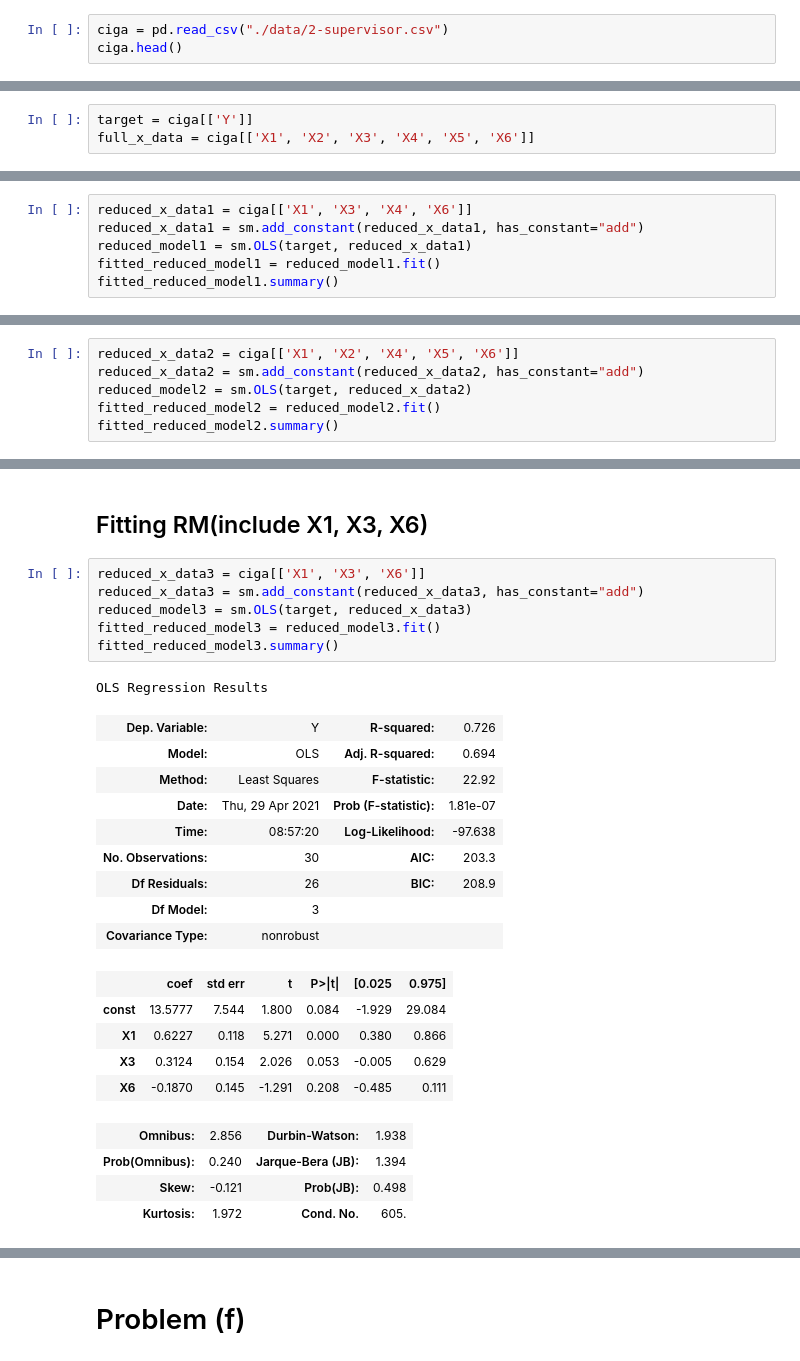
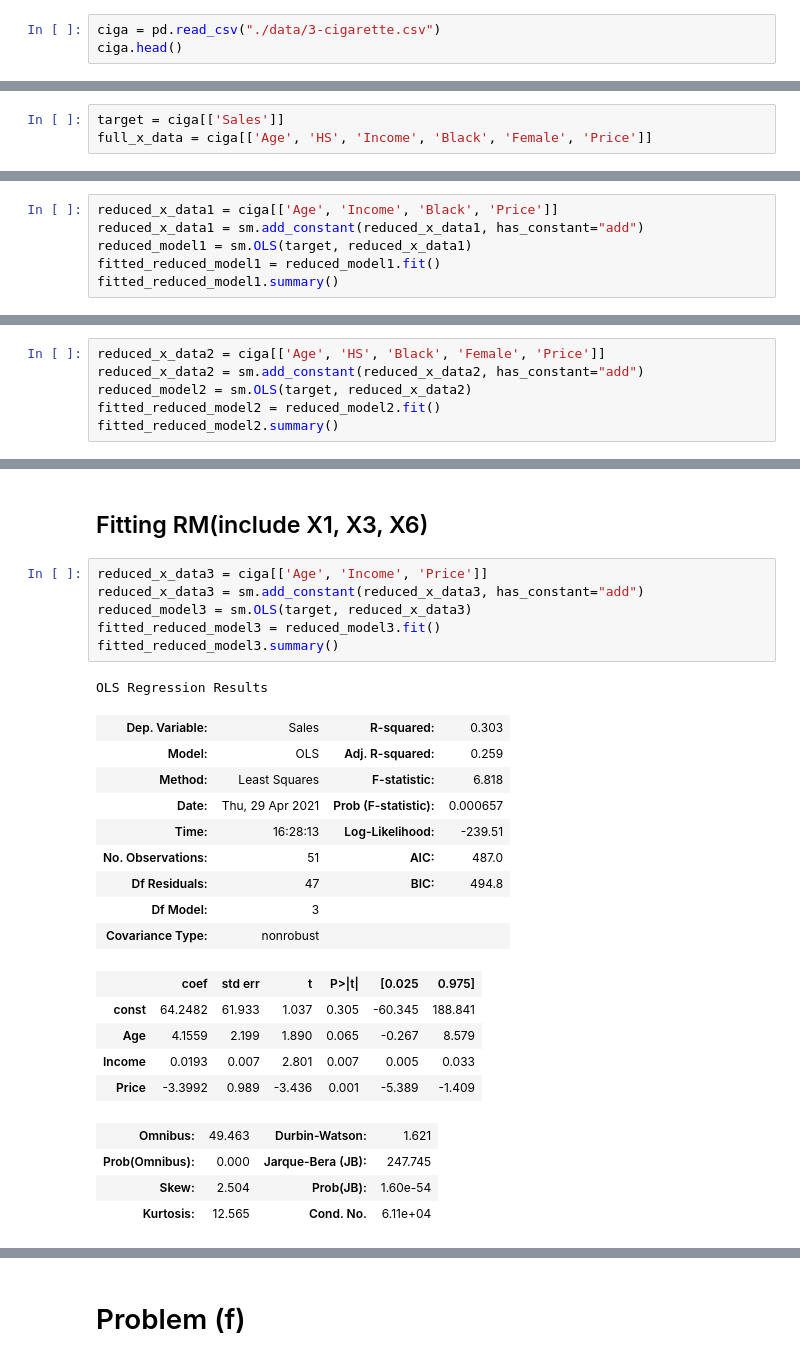
Before and after one commit to JadenKim-dev/DataScienceStudy, a Jupyter notebook: R.A By Example Exercises/3. Cigarette data.ipynb, the cells around one changed output, grey strips where cells are left out. Drawn from its saved outputs; the diff is of its cells as text.

```diff
--- a/R.A By Example Exercises/3. Cigarette data.ipynb
+++ b/R.A By Example Exercises/3. Cigarette data.ipynb
@@ -6,6 +6,6 @@ from statsmodels.stats.anova import anova_lm
 # %% [markdown]
 # Loading Data
 # %%
-ciga = pd.read_csv("./data/2-supervisor.csv")
+ciga = pd.read_csv("./data/3-cigarette.csv")
 ciga.head()
 # %% [output]
@@ -20,8 +20,8 @@ ciga.head()
 # %% [markdown]
 ## Fitting FM
 # %%
-target = ciga[['Y']]
-full_x_data = ciga[['X1', 'X2', 'X3', 'X4', 'X5', 'X6']]
+target = ciga[['Sales']]
+full_x_data = ciga[['Age', 'HS', 'Income', 'Black', 'Female', 'Price']]
 # %%
 full_x_data = sm.add_constant(full_x_data, has_constant="add")
 full_model = sm.OLS(target, full_x_data)
@@ -70,7 +70,7 @@ fm_sse
 # %% [markdown]
 ## Fitting RM (exclude X2, X5)
 # %%
-reduced_x_data1 = ciga[['X1', 'X3', 'X4', 'X6']]
+reduced_x_data1 = ciga[['Age', 'Income', 'Black', 'Price']]
 reduced_x_data1 = sm.add_constant(reduced_x_data1, has_constant="add")
 reduced_model1 = sm.OLS(target, reduced_x_data1)
 fitted_reduced_model1 = reduced_model1.fit()
@@ -127,7 +129,7 @@ f_dist = f(2, 27)
 # %% [markdown]
 ## Fitting RM(exclude X3)
 # %%
-reduced_x_data2 = ciga[['X1', 'X2', 'X4', 'X5', 'X6']]
+reduced_x_data2 = ciga[['Age', 'HS', 'Black', 'Female', 'Price']]
 reduced_x_data2 = sm.add_constant(reduced_x_data2, has_constant="add")
 reduced_model2 = sm.OLS(target, reduced_x_data2)
 fitted_reduced_model2 = reduced_model2.fit()
@@ -163,30 +165,30 @@ strong multicollinearity or other numerical problems.
 # %% [markdown]
 ## Fitting RM(include X1, X3, X6)
 # %%
-reduced_x_data3 = ciga[['X1', 'X3', 'X6']]
+reduced_x_data3 = ciga[['Age', 'Income', 'Price']]
 reduced_x_data3 = sm.add_constant(reduced_x_data3, has_constant="add")
 reduced_model3 = sm.OLS(target, reduced_x_data3)
 fitted_reduced_model3 = reduced_model3.fit()
 fitted_reduced_model3.summary()
 # %% [output]
 OLS Regression Results
-| Dep. Variable: | Y | R-squared: | 0.726 |
-| Model: | OLS | Adj. R-squared: | 0.694 |
-| Method: | Least Squares | F-statistic: | 22.92 |
-| Date: | Thu, 29 Apr 2021 | Prob (F-statistic): | 1.81e-07 |
-| Time: | 08:57:20 | Log-Likelihood: | -97.638 |
-| No. Observations: | 30 | AIC: | 203.3 |
-| Df Residuals: | 26 | BIC: | 208.9 |
+| Dep. Variable: | Sales | R-squared: | 0.303 |
+| Model: | OLS | Adj. R-squared: | 0.259 |
+| Method: | Least Squares | F-statistic: | 6.818 |
+| Date: | Thu, 29 Apr 2021 | Prob (F-statistic): | 0.000657 |
+| Time: | 16:28:13 | Log-Likelihood: | -239.51 |
+| No. Observations: | 51 | AIC: | 487.0 |
+| Df Residuals: | 47 | BIC: | 494.8 |
 | Df Model: | 3 |  |  |
 | Covariance Type: | nonrobust |  |  |
 |  | coef | std err | t | P>|t| | [0.025 | 0.975] |
-| const | 13.5777 | 7.544 | 1.800 | 0.084 | -1.929 | 29.084 |
-| X1 | 0.6227 | 0.118 | 5.271 | 0.000 | 0.380 | 0.866 |
-| X3 | 0.3124 | 0.154 | 2.026 | 0.053 | -0.005 | 0.629 |
-| X6 | -0.1870 | 0.145 | -1.291 | 0.208 | -0.485 | 0.111 |
+| const | 64.2482 | 61.933 | 1.037 | 0.305 | -60.345 | 188.841 |
+| Age | 4.1559 | 2.199 | 1.890 | 0.065 | -0.267 | 8.579 |
+| Income | 0.0193 | 0.007 | 2.801 | 0.007 | 0.005 | 0.033 |
+| Price | -3.3992 | 0.989 | -3.436 | 0.001 | -5.389 | -1.409 |
-| Omnibus: | 2.856 | Durbin-Watson: | 1.938 |
-| Prob(Omnibus): | 0.240 | Jarque-Bera (JB): | 1.394 |
-| Skew: | -0.121 | Prob(JB): | 0.498 |
-| Kurtosis: | 1.972 | Cond. No. | 605. |
+| Omnibus: | 49.463 | Durbin-Watson: | 1.621 |
+| Prob(Omnibus): | 0.000 | Jarque-Bera (JB): | 247.745 |
+| Skew: | 2.504 | Prob(JB): | 1.60e-54 |
+| Kurtosis: | 12.565 | Cond. No. | 6.11e+04 |
 Notes:
 [1] Standard Errors assume that the covariance matrix of the errors is correctly specified.
```
Also changed, not shown: parts of 10 cells of this notebook.
